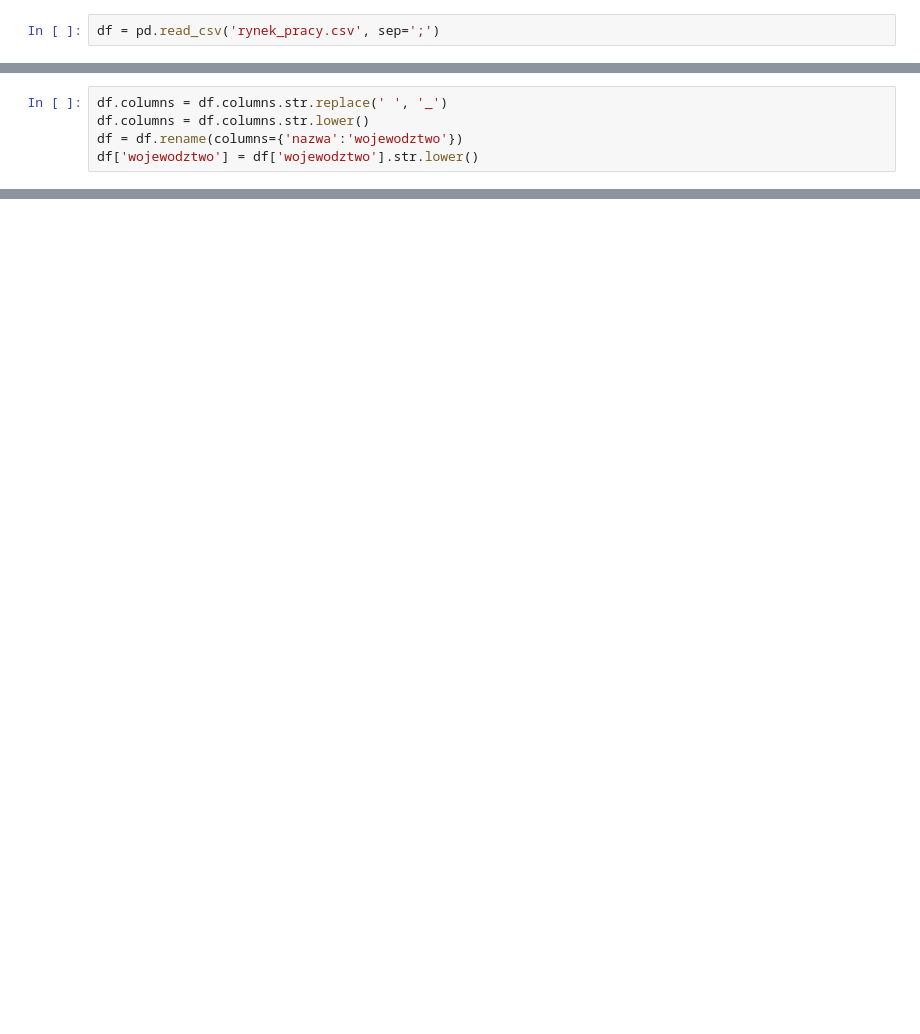
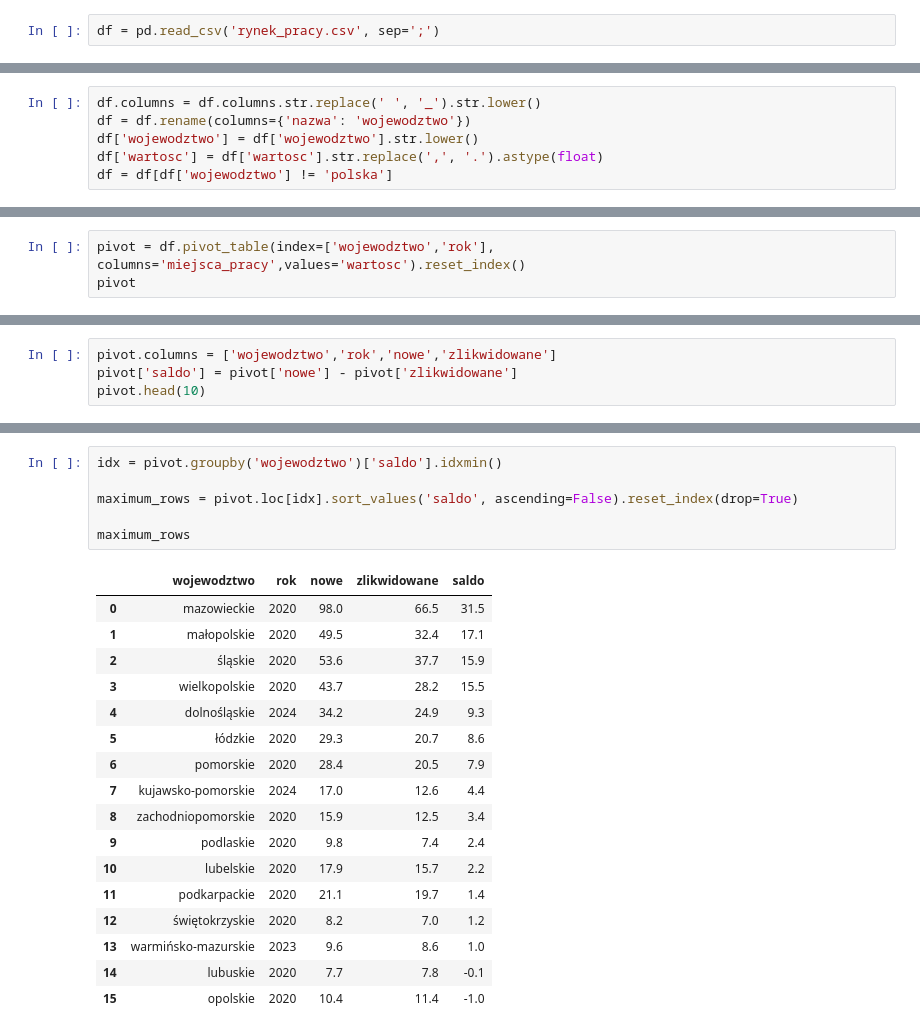
Before and after one commit to MikolajZagojski/analiza_rynku_pracy, a Jupyter notebook: analiza.ipynb, the cells around one changed output, grey strips where cells are left out. Drawn from its saved outputs; the diff is of its cells as text; blank space fills up the shorter version.

```diff
--- a/analiza.ipynb
+++ b/analiza.ipynb
@@ -17,8 +24,9 @@ df.head()
 # %%
-df.columns = df.columns.str.replace(' ', '_')
-df.columns = df.columns.str.lower()
-df = df.rename(columns={'nazwa':'wojewodztwo'})
+df.columns = df.columns.str.replace(' ', '_').str.lower()
+df = df.rename(columns={'nazwa': 'wojewodztwo'})
 df['wojewodztwo'] = df['wojewodztwo'].str.lower()
+df['wartosc'] = df['wartosc'].str.replace(',', '.').astype(float)
+df = df[df['wojewodztwo'] != 'polska']
 # %%
 for col in df.columns:
     pct_missing = np.mean(df[col].isnull())
@@ -67,0 +79,3 @@ df = df.drop(['kod','jednostka_miary','atrybut','unnamed:_7'],axis=1)
+# %%
+pivot = df.pivot_table(index=['wojewodztwo','rok'], columns='miejsca_pracy',values='wartosc').reset_index()
+pivot
@@ -67,0 +96,4 @@ df = df.drop(['kod','jednostka_miary','atrybut','unnamed:_7'],axis=1)
+# %%
+pivot.columns = ['wojewodztwo','rok','nowe','zlikwidowane']
+pivot['saldo'] = pivot['nowe'] - pivot['zlikwidowane']
+pivot.head(10)
@@ -67,0 +135,24 @@ df = df.drop(['kod','jednostka_miary','atrybut','unnamed:_7'],axis=1)
+# %%
+idx = pivot.groupby('wojewodztwo')['saldo'].idxmin()
+
+maximum_rows = pivot.loc[idx].sort_values('saldo', ascending=False).reset_index(drop=True)
+
+maximum_rows
+# %% [output]
+|  | wojewodztwo | rok | nowe | zlikwidowane | saldo |
+| 0 | mazowieckie | 2020 | 98.0 | 66.5 | 31.5 |
+| 1 | małopolskie | 2020 | 49.5 | 32.4 | 17.1 |
+| 2 | śląskie | 2020 | 53.6 | 37.7 | 15.9 |
+| 3 | wielkopolskie | 2020 | 43.7 | 28.2 | 15.5 |
+| 4 | dolnośląskie | 2024 | 34.2 | 24.9 | 9.3 |
+| 5 | łódzkie | 2020 | 29.3 | 20.7 | 8.6 |
+| 6 | pomorskie | 2020 | 28.4 | 20.5 | 7.9 |
+| 7 | kujawsko-pomorskie | 2024 | 17.0 | 12.6 | 4.4 |
+| 8 | zachodniopomorskie | 2020 | 15.9 | 12.5 | 3.4 |
+| 9 | podlaskie | 2020 | 9.8 | 7.4 | 2.4 |
+| 10 | lubelskie | 2020 | 17.9 | 15.7 | 2.2 |
+| 11 | podkarpackie | 2020 | 21.1 | 19.7 | 1.4 |
+| 12 | świętokrzyskie | 2020 | 8.2 | 7.0 | 1.2 |
+| 13 | warmińsko-mazurskie | 2023 | 9.6 | 8.6 | 1.0 |
+| 14 | lubuskie | 2020 | 7.7 | 7.8 | -0.1 |
+| 15 | opolskie | 2020 | 10.4 | 11.4 | -1.0 |
```
Also changed, not shown: parts of 18 cells of this notebook.
